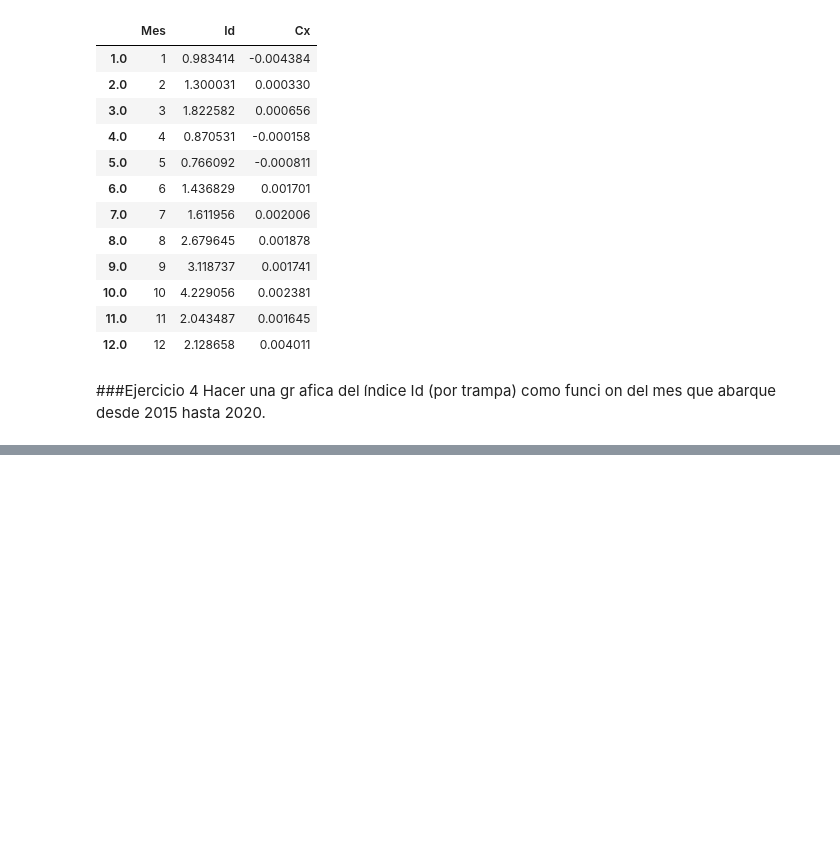
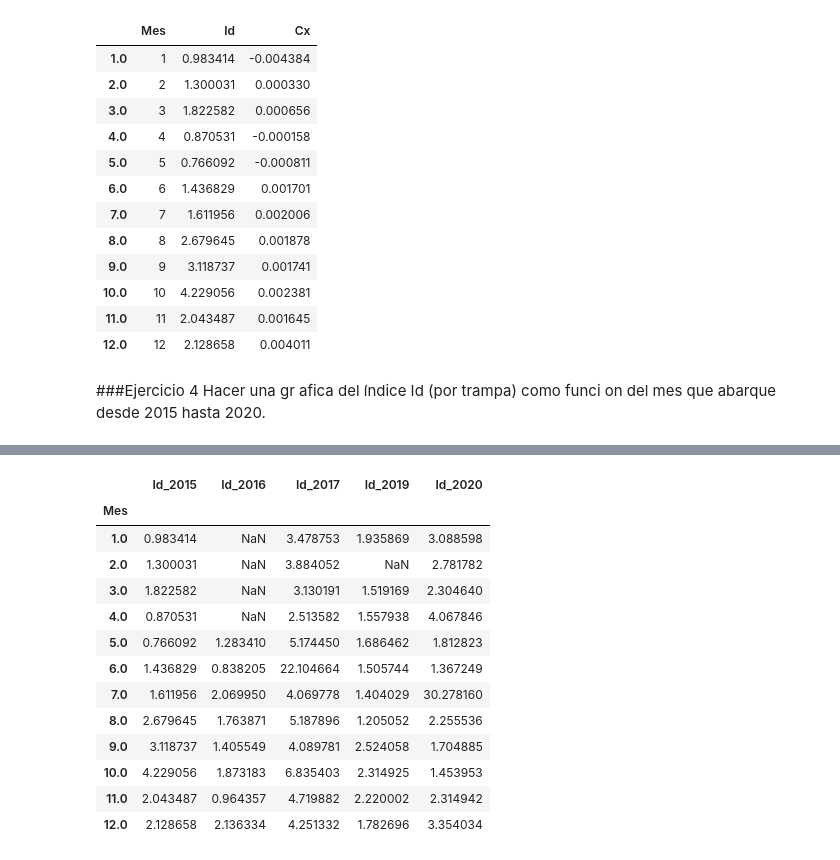
Before and after one commit to HilbertN/Analisis_de_datos_Tareas, a Jupyter notebook: tarea1.ipynb, the cells around one changed output, grey strips where cells are left out. Saved outputs shown, nothing was run; the diff lists cells and outputs as text; code cells hidden in the pictures; blank space fills up the shorter version.

```diff
--- a/tarea1.ipynb
+++ b/tarea1.ipynb
@@ -15,2 +17,4 @@ bd=pd.read_excel("/content/drive/MyDrive/Base de datos/capturas_2015-2020.xlsx")
+# %%
+diecinueve=pd.read_excel("/content/drive/MyDrive/Base de datos/capturas_2015-2020.xlsx",sheet_name=5)
 # %%
-bd1=pd.read_excel("/content/drive/MyDrive/Base de datos/capturas_2015-2020.xlsx",sheet_name=3)
+diecisiete=pd.read_excel("/content/drive/MyDrive/Base de datos/capturas_2015-2020.xlsx",sheet_name=3)
@@ -17,2 +23,2 @@ bd1=pd.read_excel("/content/drive/MyDrive/Base de datos/capturas_2015-2020.xlsx"
 # %%
-bd2=pd.read_excel("/content/drive/MyDrive/Base de datos/capturas_2015-2020.xlsx",sheet_name=6)
+veinte=pd.read_excel("/content/drive/MyDrive/Base de datos/capturas_2015-2020.xlsx",sheet_name=6)
@@ -178,0 +224,47 @@ Hacer una gr afica del  ́ındice Id (por trampa) como funci on del mes que abar
+# %%
+quince.dropna(subset=['No_DiaphorinasXtrampa'],inplace=True)
+dieciseis.dropna(subset=['No_DiaphorinasXtrampa'],inplace=True)
+diecisiete.dropna(subset=['No_DiaphorinasXtrampa'],inplace=True)
+diecinueve.dropna(subset=['DiaphorinaXTrampa'],inplace=True)
+veinte.dropna(subset=['DiaphorinaXTrampa'],inplace=True)
+# %%
+
+
+m15=quince.groupby(['Mes','Ubicacion'])[quince.columns.values[12]].mean().groupby(level='Mes').mean()
+v15=quince.groupby(['Mes','Ubicacion'])[quince.columns.values[12]].mean().groupby(level='Mes').var()
+i15=v15/m15
+
+m16=dieciseis.groupby(['Mes','Ubicacion'])[dieciseis.columns.values[12]].mean().groupby(level='Mes').mean()
+v16=dieciseis.groupby(['Mes','Ubicacion'])[dieciseis.columns.values[12]].mean().groupby(level='Mes').var()
+i16=v16/m16
+
+m17=diecisiete.groupby(['Mes','Ubicacion'])[diecisiete.columns.values[12]].mean().groupby(level='Mes').mean()
+v17=diecisiete.groupby(['Mes','Ubicacion'])[diecisiete.columns.values[12]].mean().groupby(level='Mes').var()
+i17=v17/m17
+
+m19=diecinueve.groupby(['Mes','Ubicacion'])[diecinueve.columns.values[11]].mean().groupby(level='Mes').mean()
+v19=diecinueve.groupby(['Mes','Ubicacion'])[diecinueve.columns.values[11]].mean().groupby(level='Mes').var()
+i19=v19/m19
+
+m20=veinte.groupby(['Mes','Ubicacion'])[veinte.columns.values[13]].mean().groupby(level='Mes').mean()
+v20=veinte.groupby(['Mes','Ubicacion'])[veinte.columns.values[13]].mean().groupby(level='Mes').var()
+i20=v20/m20
+
+t1=pd.concat([i15,i16,i17,i19,i20],axis=1)
+t1.columns=['Id_2015','Id_2016','Id_2017','Id_2019','Id_2020']
+t1
+# %% [output]
+|  | Id_2015 | Id_2016 | Id_2017 | Id_2019 | Id_2020 |
+| Mes |  |  |  |  |  |
+| 1.0 | 0.983414 | NaN | 3.478753 | 1.935869 | 3.088598 |
+| 2.0 | 1.300031 | NaN | 3.884052 | NaN | 2.781782 |
+| 3.0 | 1.822582 | NaN | 3.130191 | 1.519169 | 2.304640 |
+| 4.0 | 0.870531 | NaN | 2.513582 | 1.557938 | 4.067846 |
+| 5.0 | 0.766092 | 1.283410 | 5.174450 | 1.686462 | 1.812823 |
+| 6.0 | 1.436829 | 0.838205 | 22.104664 | 1.505744 | 1.367249 |
+| 7.0 | 1.611956 | 2.069950 | 4.069778 | 1.404029 | 30.278160 |
+| 8.0 | 2.679645 | 1.763871 | 5.187896 | 1.205052 | 2.255536 |
+| 9.0 | 3.118737 | 1.405549 | 4.089781 | 2.524058 | 1.704885 |
+| 10.0 | 4.229056 | 1.873183 | 6.835403 | 2.314925 | 1.453953 |
+| 11.0 | 2.043487 | 0.964357 | 4.719882 | 2.220002 | 2.314942 |
+| 12.0 | 2.128658 | 2.136334 | 4.251332 | 1.782696 | 3.354034 |
```
Also changed, not shown: parts of 11 cells of this notebook.
